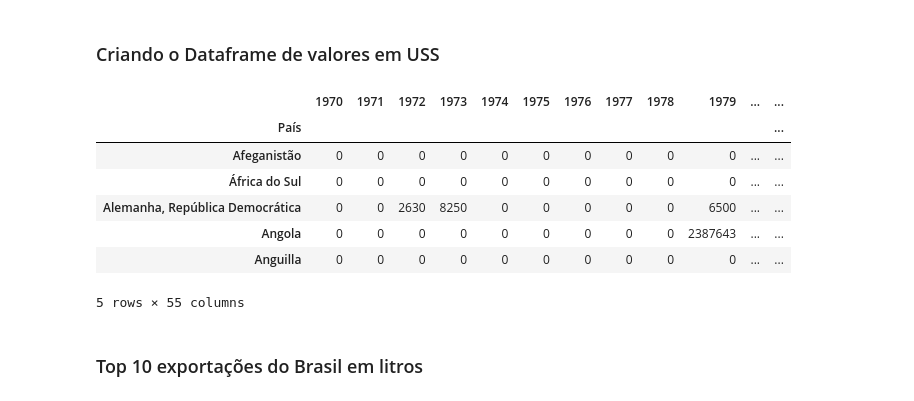
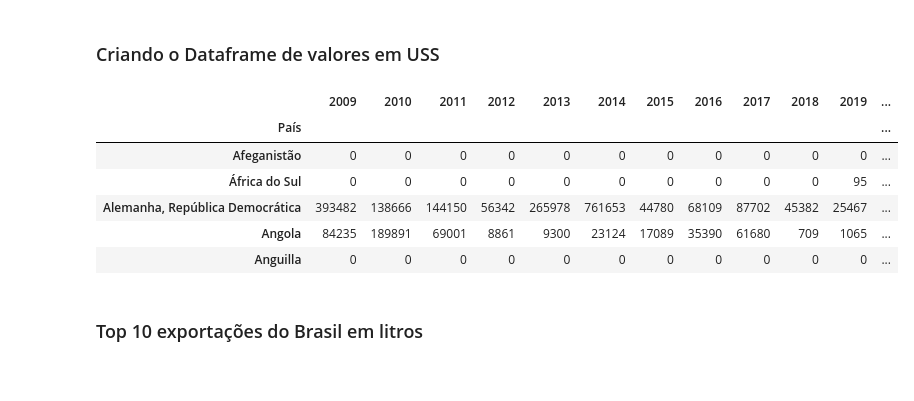
Before and after one commit to felipefreitasffs/wineAnalysis, a Jupyter notebook: src/wine.ipynb, the cells around one changed output. Drawn from its saved outputs; the diff is of its cells as text; code cells hidden in the pictures.

```diff
--- a/src/wine.ipynb
+++ b/src/wine.ipynb
@@ -35,18 +35,18 @@ expVinhoLitros.head()
 # %%
 expVinhoValor = expVinho.iloc[:,1::2]
 expVinhoValor.columns = expVinhoValor.columns.str[0:4] # remove o .1 do nome da coluna
 expVinhoValor['Total'] = expVinhoValor.sum(numeric_only=True, axis=1)
 expVinhoValor.set_index("País", inplace=True)
+expVinhoValor = expVinhoValor.iloc[:,-16:] # ultimos 15 anos
 expVinhoValor.head()
 # %% [output]
-|  | 1970 | 1971 | 1972 | 1973 | 1974 | 1975 | 1976 | 1977 | 1978 | 1979 | ... | ... |
+|  | 2009 | 2010 | 2011 | 2012 | 2013 | 2014 | 2015 | 2016 | 2017 | 2018 | 2019 | ... |
 | País |  |  |  |  |  |  |  |  |  |  |  | ... |
-| Afeganistão | 0 | 0 | 0 | 0 | 0 | 0 | 0 | 0 | 0 | 0 | ... | ... |
-| África do Sul | 0 | 0 | 0 | 0 | 0 | 0 | 0 | 0 | 0 | 0 | ... | ... |
-| Alemanha, República Democrática | 0 | 0 | 2630 | 8250 | 0 | 0 | 0 | 0 | 0 | 6500 | ... | ... |
-| Angola | 0 | 0 | 0 | 0 | 0 | 0 | 0 | 0 | 0 | 2387643 | ... | ... |
-| Anguilla | 0 | 0 | 0 | 0 | 0 | 0 | 0 | 0 | 0 | 0 | ... | ... |
+| Afeganistão | 0 | 0 | 0 | 0 | 0 | 0 | 0 | 0 | 0 | 0 | 0 | ... |
+| África do Sul | 0 | 0 | 0 | 0 | 0 | 0 | 0 | 0 | 0 | 0 | 95 | ... |
+| Alemanha, República Democrática | 393482 | 138666 | 144150 | 56342 | 265978 | 761653 | 44780 | 68109 | 87702 | 45382 | 25467 | ... |
+| Angola | 84235 | 189891 | 69001 | 8861 | 9300 | 23124 | 17089 | 35390 | 61680 | 709 | 1065 | ... |
+| Anguilla | 0 | 0 | 0 | 0 | 0 | 0 | 0 | 0 | 0 | 0 | 0 | ... |
-5 rows × 55 columns
 # %% [markdown]
 ### Top 10 exportações do Brasil em litros
 # %%
```
Also changed, not shown: parts of 3 cells of this notebook.
